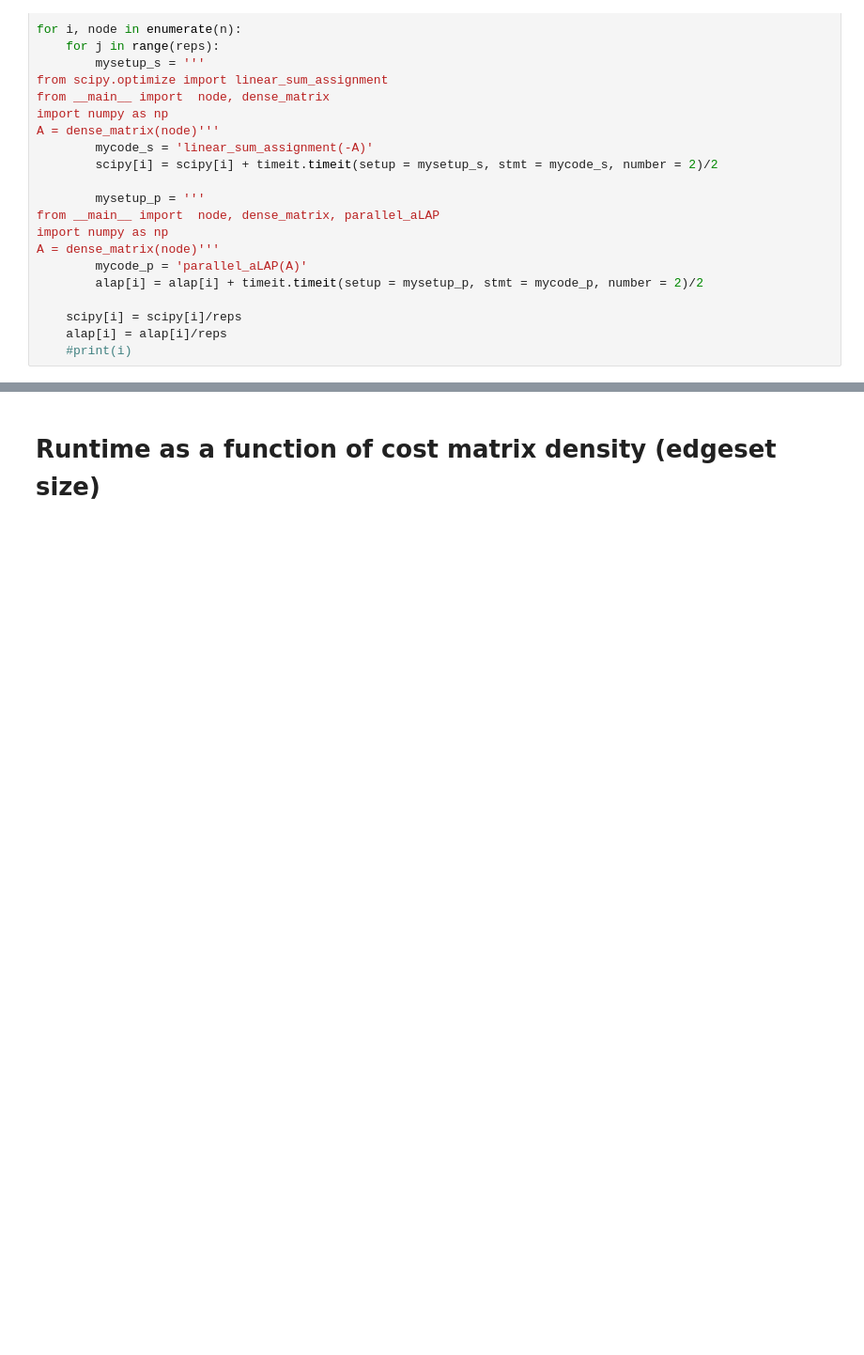
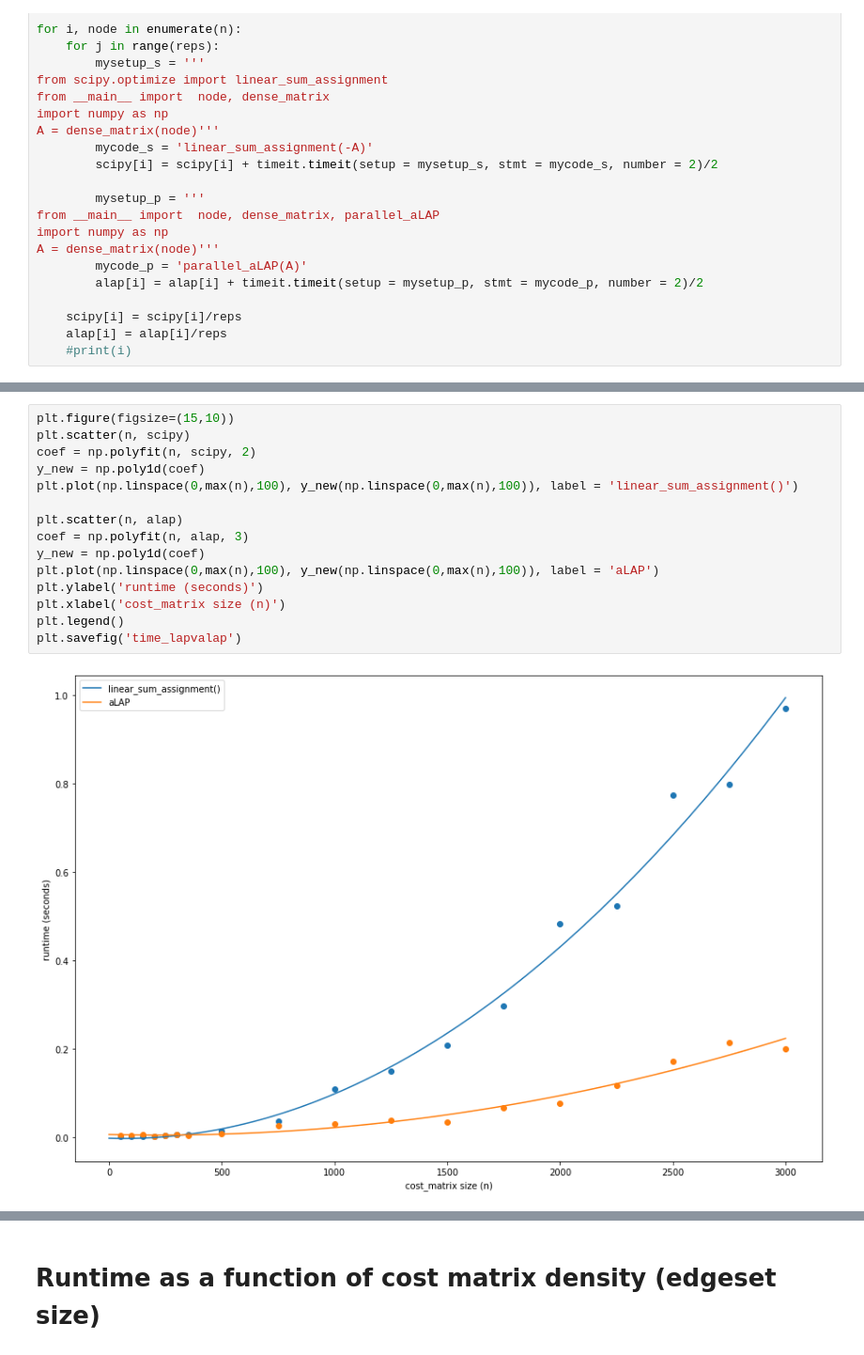
Before and after one commit to asaadeldin11/nbview, a Jupyter notebook: aLAP_code.ipynb, the cells around one changed output, grey strips where cells are left out. Shown: that part at 94% size. Drawn from its saved outputs; the diff is of its cells as text; blank space fills up the shorter version.

```diff
--- a/aLAP_code.ipynb
+++ b/aLAP_code.ipynb
@@ -383 +383,18 @@ Text(0.15, 0.8, 'R^2 = 0.993743873313877')
+# %%
+plt.figure(figsize=(15,10))
+plt.scatter(n, scipy)
+coef = np.polyfit(n, scipy, 2)
+y_new = np.poly1d(coef)
+plt.plot(np.linspace(0,max(n),100), y_new(np.linspace(0,max(n),100)), label = 'linear_sum_assignment()')
+
+plt.scatter(n, alap)
+coef = np.polyfit(n, alap, 3)
+y_new = np.poly1d(coef)
+plt.plot(np.linspace(0,max(n),100), y_new(np.linspace(0,max(n),100)), label = 'aLAP')
+plt.ylabel('runtime (seconds)')
+plt.xlabel('cost_matrix size (n)')
+plt.legend()
+plt.savefig('time_lapvalap')
+# %% [output]
+[figure, added]
 # %% [markdown]
```
Also changed, not shown: parts of 13 cells of this notebook.
